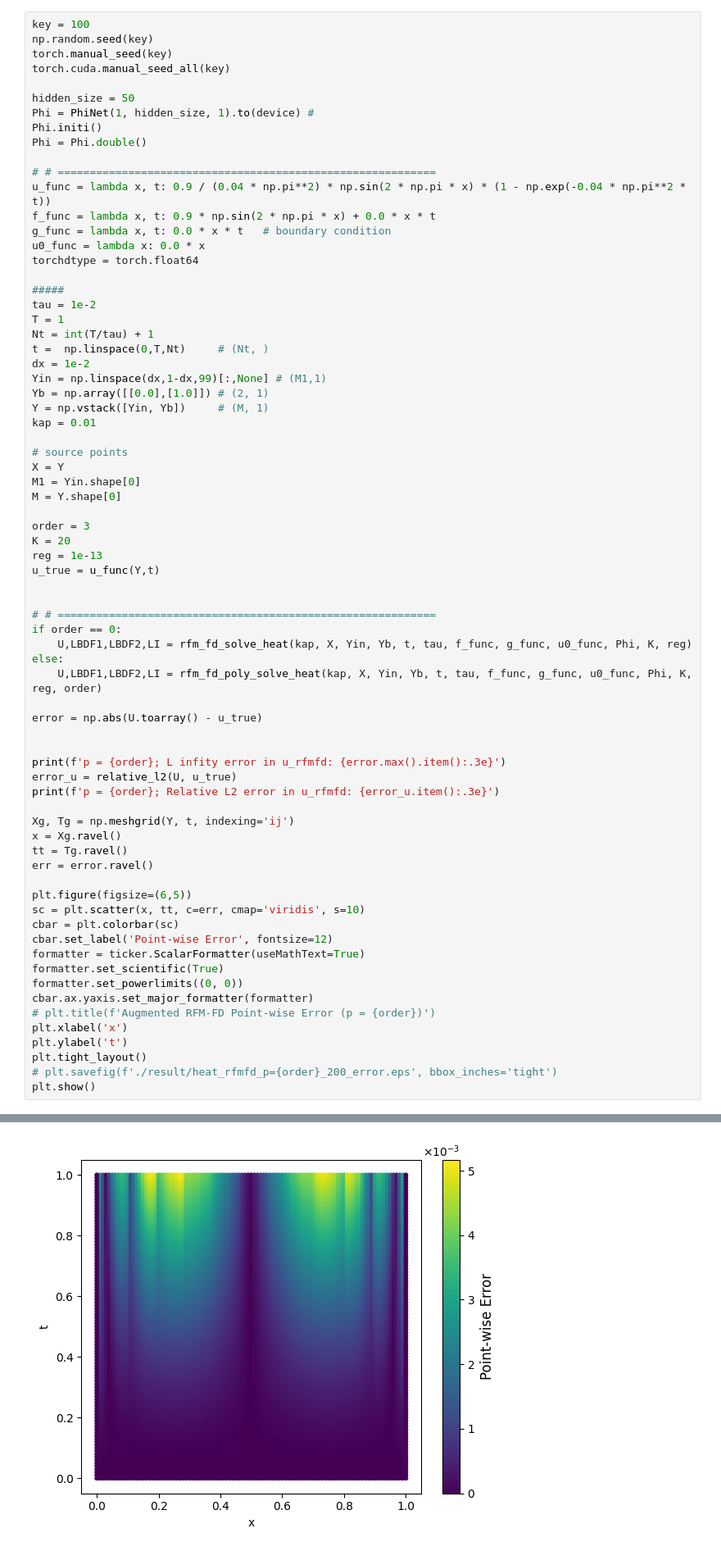
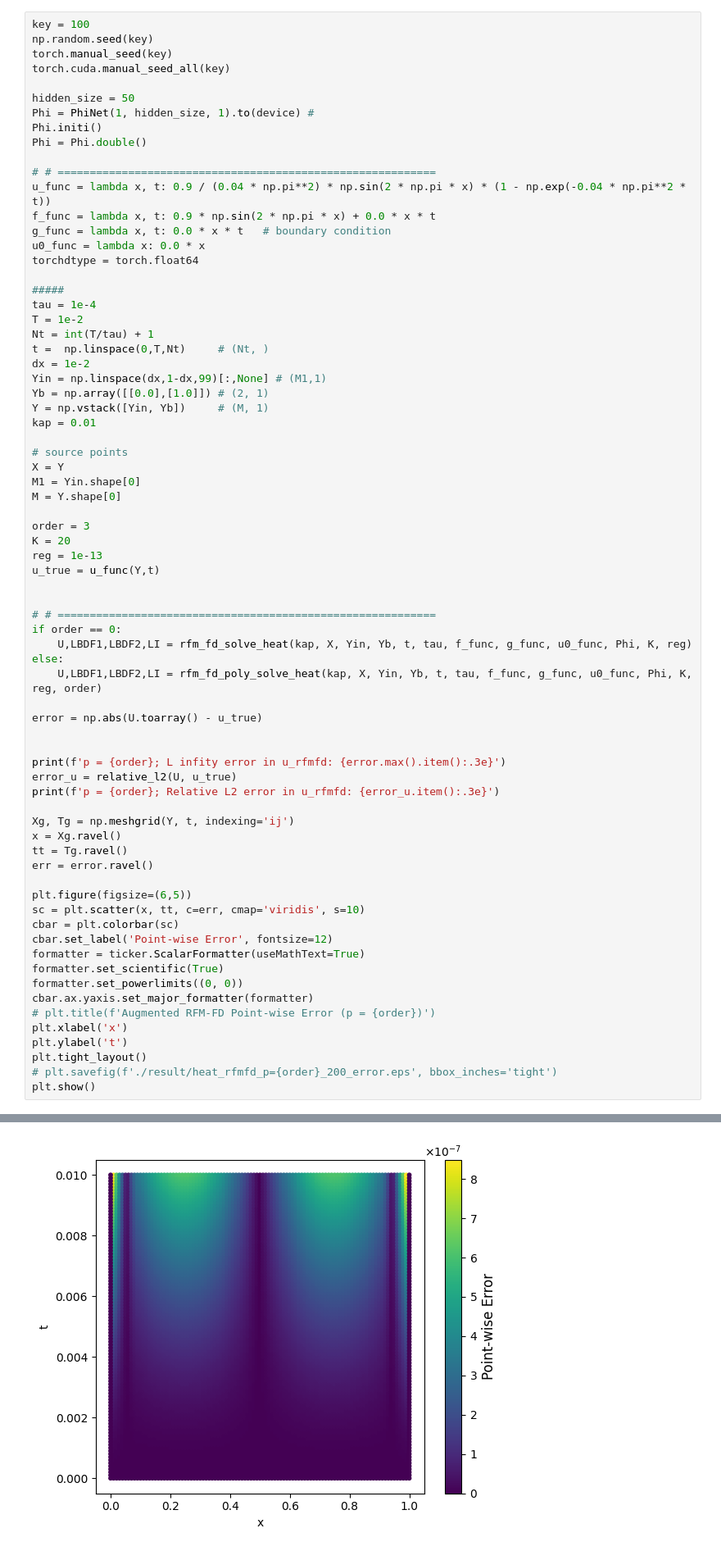
Before and after one commit to wooodswu/one_shot_by_RFM, a Jupyter notebook: mycode/rbf_heat/RFM_FD_heat1d_unform_grid.ipynb, the cells around one changed output, grey strips where cells are left out. Shown at 82% size. Saved outputs shown, nothing was run; the diff lists cells and outputs as text.

```diff
--- a/mycode/rbf_heat/RFM_FD_heat1d_unform_grid.ipynb
+++ b/mycode/rbf_heat/RFM_FD_heat1d_unform_grid.ipynb
@@ -366,8 +366,8 @@ u0_func = lambda x: 0.0 * x
 torchdtype = torch.float64
 
 #####
-tau = 1e-2
-T = 1
+tau = 1e-4
+T = 1e-2
 Nt = int(T/tau) + 1
 t =  np.linspace(0,T,Nt)     # (Nt, )
 dx = 1e-2
@@ -428,4 +428,4 @@ p = 3; Relative L2 error in u_rfmfd: 5.023e-03
-[figure, old version]
+[figure, new version]
 # %%
 key = 100
 np.random.seed(key)
```
Also changed, not shown: parts of 2 cells of this notebook, 6 other files.
